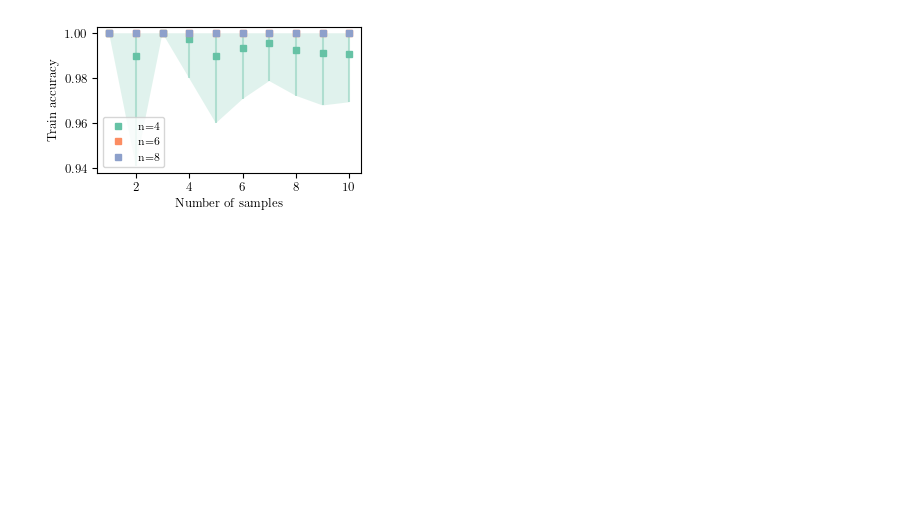
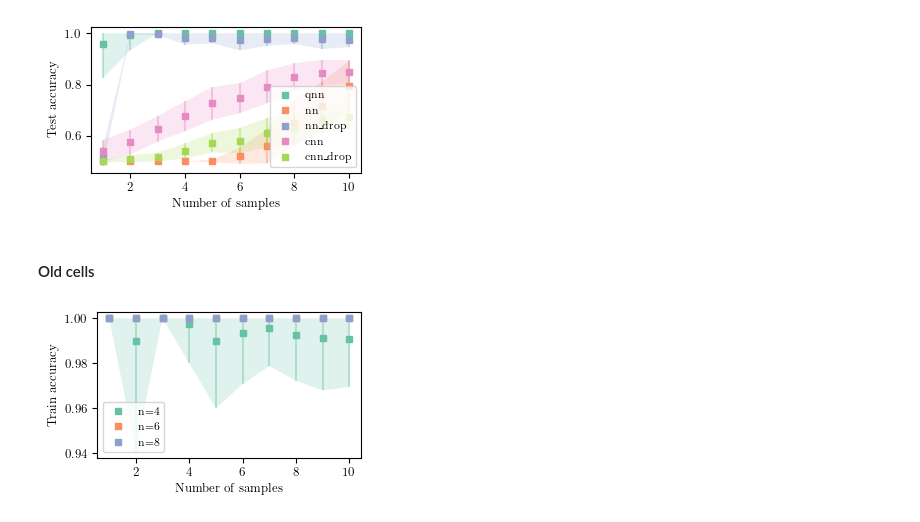
Before and after one commit to Qu-DOS/QuantumPrimer.jl, a Jupyter notebook: notebooks/plot_forrelation_paper.ipynb, the cells around one changed output. Drawn from its saved outputs; the diff is of its cells as text; code cells hidden in the pictures; blank space fills up the shorter version.

Commit message:
Improve plot function + add addition data imports

```diff
--- a/notebooks/plot_forrelation_paper.ipynb
+++ b/notebooks/plot_forrelation_paper.ipynb
@@ -110,6 +113,69 @@ col4 = 'C3' # '#3A2E39'
 col5 = 'C4' # '#7B3E19'
 
 cols = [col1, col2, col3, col4, col5]
+# %%
+# Columns: train loss (mean, std), 0, 1
+#          test loss (mean, std), 2, 3
+#          train acc (mean, std), 4, 5
+#          test acc (mean, std) 6, 7
+
+def plot_data(names, n, idx):
+    fig, ax = plt.subplots(figsize=(figwidth, figheight))
+
+    xx = [i for i in range(1, 11)]
+
+    data = []
+    for name in names:
+        data.append(globals()[f'data_{name}_n{n}'])
+
+    data_error_upper = []
+    for i in range(len(names)):
+        if idx==4 or idx==6:
+            data_error_upper.append(np.minimum(data[i][:, idx+1], 1 - data[i][:, idx]))
+        else:
+            data_error_upper.append(data[i][:, idx+1])
+
+    for i in range(len(names)):
+        ax.errorbar(xx, data[i][:, idx], yerr=[data[i][:, idx+1], data_error_upper[i]], fmt='none', elinewidth=1.5, ecolor=cols[i], alpha=0.4)
+        ax.plot(xx, data[i][:, idx], 's', markersize=5, markerfacecolor=cols[i], markeredgecolor=cols[i], alpha=1, label=f'{names[i]}')
+
+        ax.fill_between(xx, data[i][:, idx] - data[i][:, idx+1], data[i][:, idx] + data_error_upper[i], color=cols[i], alpha=0.2, edgecolor='none')
+
+    ax.set_xlabel('Number of samples')
+    match idx:
+        case 0:
+            ax.set_ylabel('Train loss')
+        case 2:
+            ax.set_ylabel('Test loss')
+        case 4:
+            ax.set_ylabel('Train accuracy')
+        case 6:
+            ax.set_ylabel('Test accuracy')
+
+    ax.legend()
+    ax.legend(loc='lower right')
+
+    if idx == 0 or idx == 2:
+        ax.set_yscale('log')
+
+    plt.tight_layout()
+
+    # match idx:
+    #     case 0:
+    #         plt.savefig(f'../data/paper_trainlossVSsamples_n{n}.pdf')
+    #     case 2:
+    #         plt.savefig(f'../data/paper_testlossVSsamples_n{n}.pdf')
+    #     case 4:
+    #         plt.savefig(f'../data/paper_trainaccVSsamples_n{n}.pdf')
+    #     case 6:
+    #         plt.savefig(f'../data/paper_testaccVSsamples_n{n}.pdf')
+
+# Call the function with the desired string
+plot_data(['qnn', 'nn', 'nn_drop', 'cnn', 'cnn_drop'], '10', 6)
+# %% [output]
+[figure, added]
+# %% [markdown]
+#### Old cells
 # %%
 # Columns: train loss (mean, std), 0, 1
 #          test loss (mean, std), 2, 3
```
Also changed, not shown: parts of 2 cells of this notebook.
